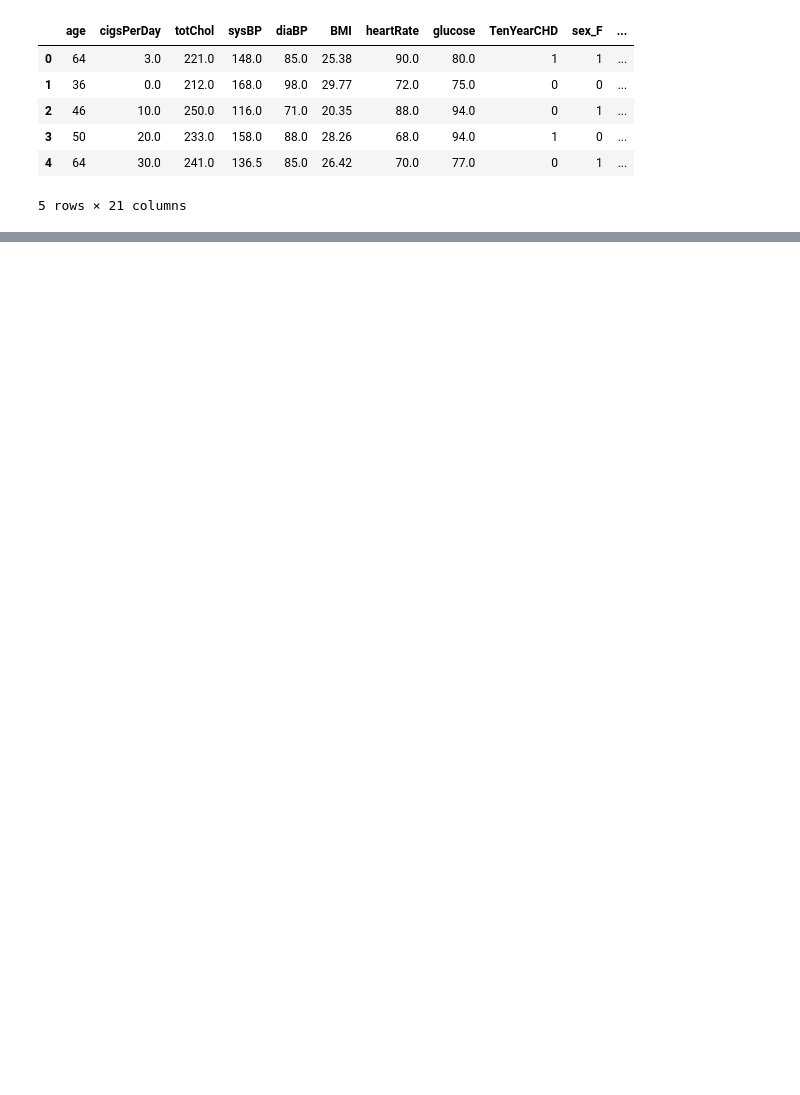
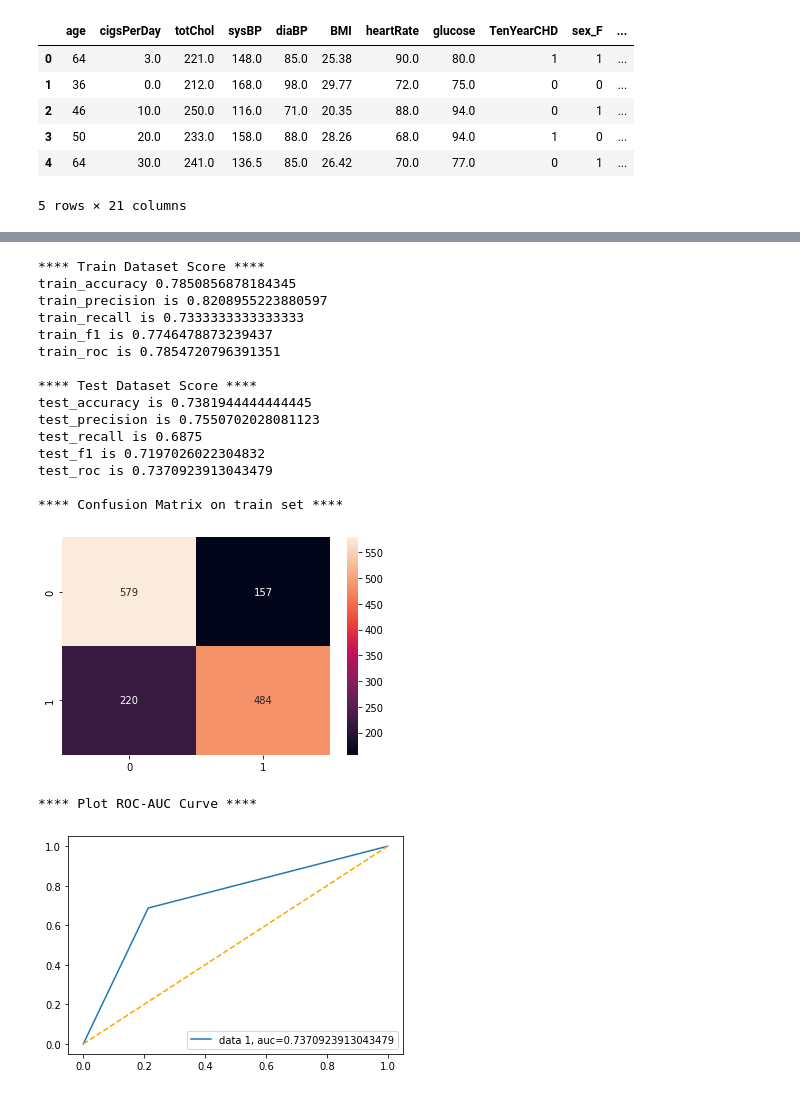
Before and after one commit to solankinitin1210/Capstone-Project-Cardiovascular-Risk-Prediction, a Jupyter notebook: Cardiovascular_Risk_Prediction_Capstone_Project.ipynb, the cells around one changed output, grey strips where cells are left out. Saved outputs shown, nothing was run; the diff lists cells and outputs as text; code cells hidden in the pictures; blank space fills up the shorter version.

```diff
--- a/Cardiovascular_Risk_Prediction_Capstone_Project.ipynb
+++ b/Cardiovascular_Risk_Prediction_Capstone_Project.ipynb
@@ -1329,0 +981,26 @@ sns.barplot(x='Model',y='Recall',data=Finale_Score)
+# %%
+# Get predicted Y for train and test dataset
+y_train_pred=D_tree.predict(X_train)
+y_test_pred=D_tree.predict(x_test)
+
+# call score metrix to get score for train and test set
+get_metrics('D-tree',Y_train,y_train_pred,y_test,y_test_pred)
+# %% [output]
+**** Train Dataset Score ****
+train_accuracy 0.7850856878184345
+train_precision is 0.8208955223880597
+train_recall is 0.7333333333333333
+train_f1 is 0.7746478873239437
+train_roc is 0.7854720796391351
+
+**** Test Dataset Score ****
+test_accuracy is 0.7381944444444445
+test_precision is 0.7550702028081123
+test_recall is 0.6875
+test_f1 is 0.7197026022304832
+test_roc is 0.7370923913043479
+
+**** Confusion Matrix on train set ****
+[figure, added]
+**** Plot ROC-AUC Curve ****
+[figure, added]
```
Also changed, not shown: parts of 225 cells of this notebook.
